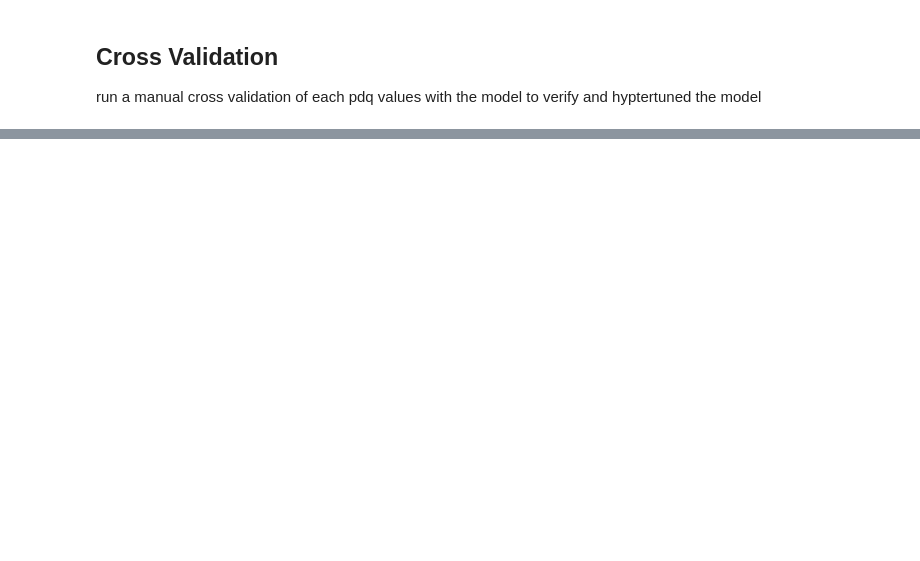
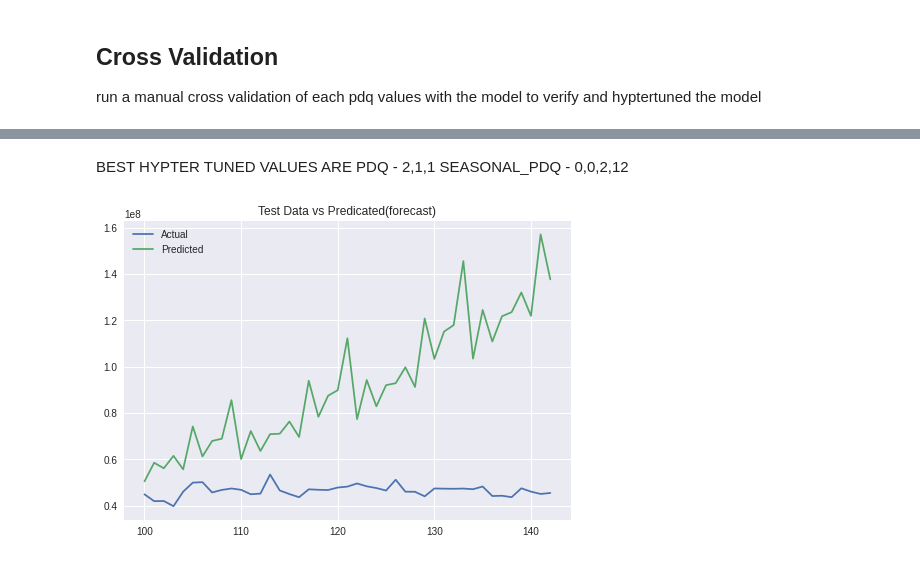
Before and after one commit to Rahul-Singh-10/Sales-Forecasting-Walmart-Case-Study, a Jupyter notebook: Sales_Forecasting.ipynb, the cells around one changed output, grey strips where cells are left out. Cells and saved outputs as stored; diff of their text form; code cells hidden in the pictures; blank space fills up the shorter version.

```diff
--- a/Sales_Forecasting.ipynb
+++ b/Sales_Forecasting.ipynb
@@ -741,4 +715,4 @@ for i,j,k in table.to_numpy():
   model_fit = model.fit()
   mean_forecast = model_fit.forecast(steps=43)[0]
   table.MA = table.append([mean_forecast.sum() - df2test.Weekly_Sales.values.sum()])
-  table.MAPE = table.append([(i / df2test.Weekly_Sales.values.sum())*100 for i in table.MA.values])
+  table.MAPE = table.append([(b / df2test.Weekly_Sales.values.sum())*100 for b in table.MA.values])
@@ -755,0 +804,32 @@ table
+# %%
+
+results_consolidation = pd.DataFrame(columns = ['non-seasonal_pdq', 'seasonal_pdq', 'mape'])
+
+for param in pdq:
+    for param_seasonal in seasonal_pdq:
+
+        try:
+            temp_model = sm.tsa.statespace.SARIMAX(df2train.Weekly_Sales, # change this train
+                                             order = param,
+                                             seasonal_order = param_seasonal,
+                                             enforce_stationarity=True,
+                                             enforce_invertibility=True)
+            results = temp_model.fit()
+            mean_forecast = results.get_prediction(start=101,end=143,dynamic=False).predicted_mean
+            df2test_copy = df2test
+            df2test_copy['forecast'] = mean_forecast.values
+            results_mape = calc_mape(df2test_copy['Weekly_Sales'], df2test_copy['forecast'])
+
+
+            local_results = pd.DataFrame({'non-seasonal_pdq': ','.join([str(i) for i in param]),
+                                          'seasonal_pdq' : ','.join([str(i) for i in param_seasonal]),
+                                          'mape': results_mape}, index = [0])
+
+            results_consolidation = results_consolidation.append(local_results)
+
+
+            print("SARIMAX{}x{}12 - AIC:{}".format(param, param_seasonal, results.aic))
+
+        except:
+            print("Unexpected error:", sys.exc_info()[0])
+            continue
@@ -755,0 +870,17 @@ table
+# %% [markdown]
+BEST HYPTER TUNED VALUES ARE
+PDQ - 2,1,1
+SEASONAL_PDQ - 0,0,2,12
+# %%
+#PLOT FOR TEST DATA SET VS Forecast
+
+
+from matplotlib import pyplot
+
+pyplot.plot(df2test_copy['Weekly_Sales'], label='Actual')
+pyplot.plot(df2test_copy.forecast, label='Predicted')
+pyplot.title('Test Data vs Predicated(forecast)')
+pyplot.legend()
+pyplot.show()
+# %% [output]
+[figure, added]
```
Also changed, not shown: parts of 40 cells of this notebook.
